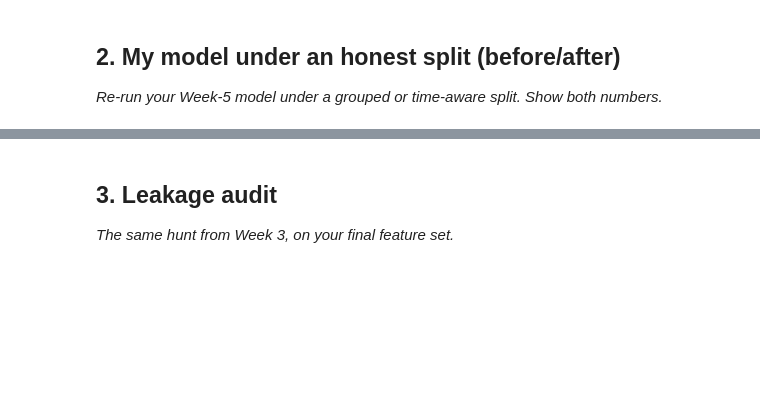
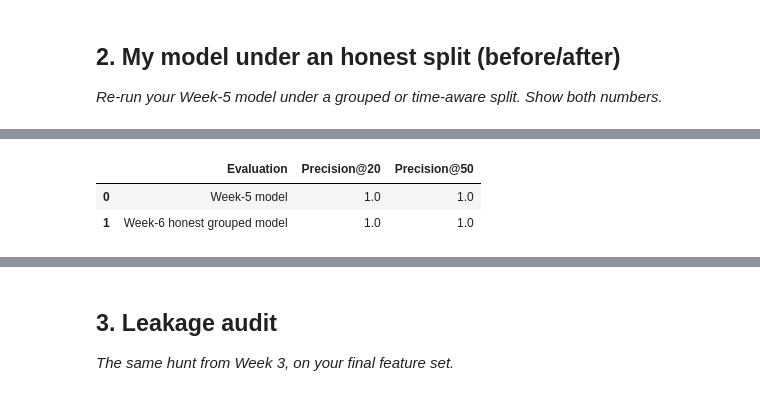
Before and after one commit to fatimaali123-ai/flyrank-internship, a Jupyter notebook: work/notebooks/w06_validation_audit.ipynb, the cells around one changed output, grey strips where cells are left out. Cells and saved outputs as stored; diff of their text form; code cells hidden in the pictures; blank space fills up the shorter version.

```diff
--- a/work/notebooks/w06_validation_audit.ipynb
+++ b/work/notebooks/w06_validation_audit.ipynb
@@ -22,0 +186,56 @@ This skeleton is yours to fill. Work the sections **in order** — each one has
+# %%
+def precision_at_k(y_true, scores, k):
+    y_true = np.asarray(y_true)
+    scores = np.asarray(scores)
+
+    top_indices = np.argsort(-scores)[:k]
+
+    return y_true[top_indices].mean()
+
+
+# Week-4 baseline
+baseline_scores = (
+    test["impressions_90d"] *
+    (1 - test["ctr"] / 100)
+).fillna(0)
+
+
+# Honest model
+honest_p20 = precision_at_k(
+    y_test,
+    honest_scores,
+    20
+)
+
+honest_p50 = precision_at_k(
+    y_test,
+    honest_scores,
+    50
+)
+
+
+# Before = Week 5 results
+week5_p20 = 1.00
+week5_p50 = 1.00
+
+
+comparison = pd.DataFrame({
+    "Evaluation": [
+        "Week-5 model",
+        "Week-6 honest grouped model"
+    ],
+    "Precision@20": [
+        week5_p20,
+        honest_p20
+    ],
+    "Precision@50": [
+        week5_p50,
+        honest_p50
+    ]
+})
+
+display(comparison)
+# %% [output]
+|  | Evaluation | Precision@20 | Precision@50 |
+| 0 | Week-5 model | 1.0 | 1.0 |
+| 1 | Week-6 honest grouped model | 1.0 | 1.0 |
```
Also changed, not shown: parts of 15 cells of this notebook.
